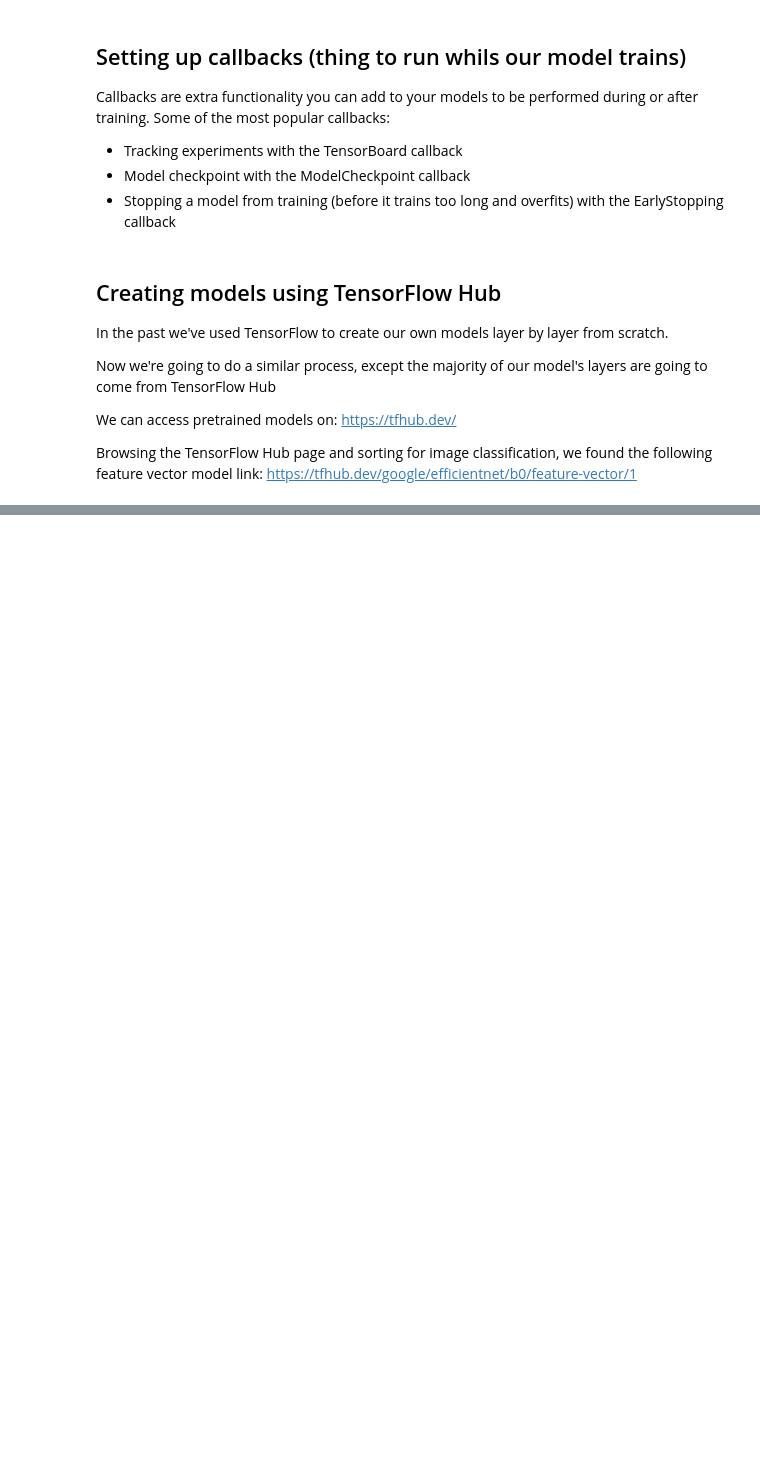
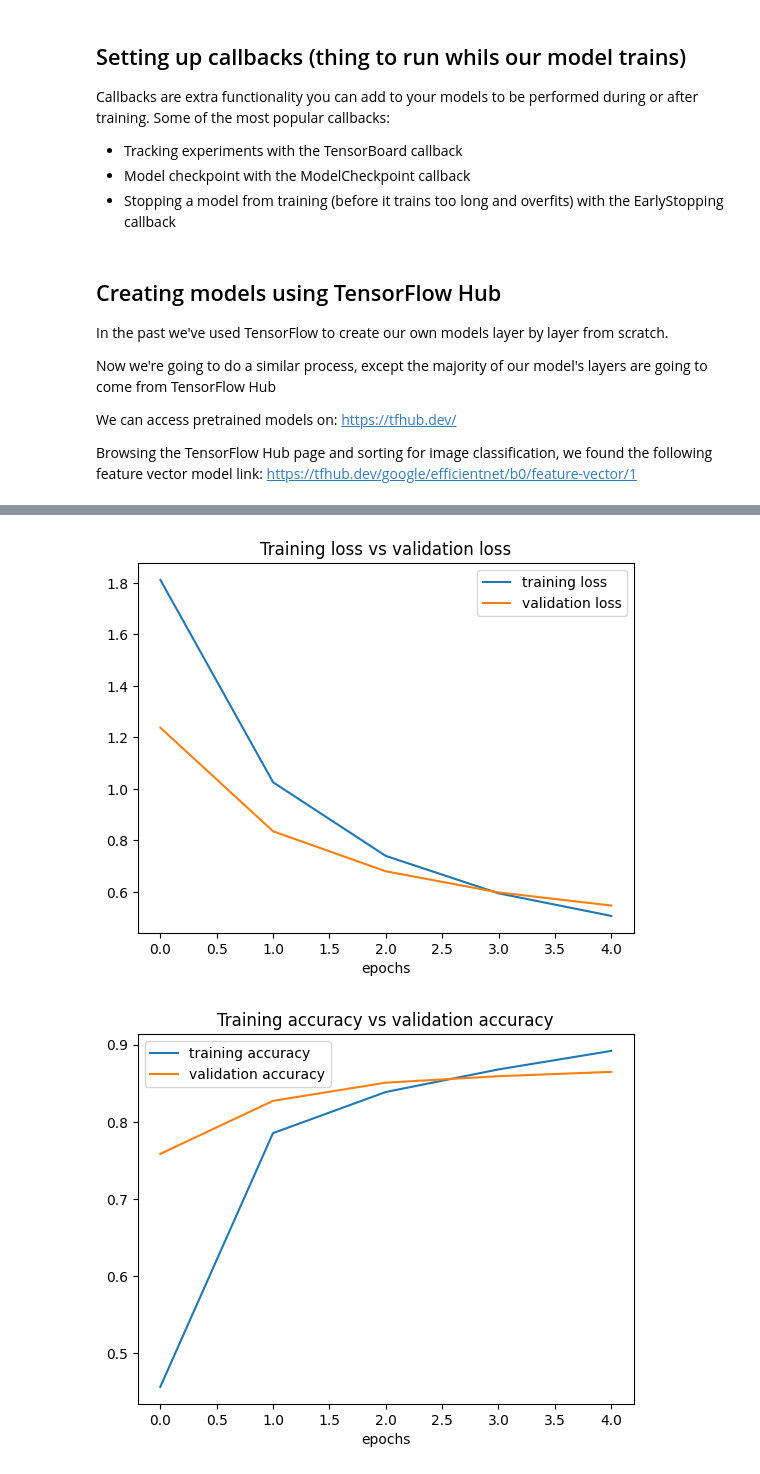
Before and after one commit to pformela/ztm-tensorflow, a Jupyter notebook: 05-transfer-learning/05_transfer_learning_in_tensorflow_part_1_feature_extraction.ipynb, the cells around one changed output, grey strips where cells are left out. Drawn from its saved outputs; the diff is of its cells as text; code cells hidden in the pictures; blank space fills up the shorter version.

```diff
--- a/05-transfer-learning/05_transfer_learning_in_tensorflow_part_1_feature_extraction.ipynb
+++ b/05-transfer-learning/05_transfer_learning_in_tensorflow_part_1_feature_extraction.ipynb
@@ -116,0 +237,13 @@ Browsing the TensorFlow Hub page and sorting for image classification, we found
+# %%
+# Create a efficient net model
+efficient_net_model = create_model(model_url=efficientnet_url,
+                                   n_classes=10)
+# %%
+# Compile efficient net model
+efficient_net_model.compile(loss=tf.keras.losses.CategoricalCrossentropy(),
+                            optimizer=tf.keras.optimizers.Adam(),
+                            metrics=["accuracy"])
+# %%
+# Create tensorboard callback
+tensorboard_callback_2 = create_tensorboard_callback("/content/tensorboard",
+                                                     "efficientnet_1")
@@ -116,0 +252,8 @@ Browsing the TensorFlow Hub page and sorting for image classification, we found
+# %%
+# Fit the model
+efficient_net_history = efficient_net_model.fit(train_data,
+                                                steps_per_epoch=len(train_data),
+                                                epochs=5,
+                                                validation_data=test_data,
+                                                validation_steps=len(test_data),
+                                                callbacks=[tensorboard_callback_2])
@@ -116,0 +291,6 @@ Browsing the TensorFlow Hub page and sorting for image classification, we found
+# %%
+# Plot loss curves
+plot_loss_curves(efficient_net_history)
+# %% [output]
+[figure, added]
+[figure, added]
```
Also changed, not shown: parts of 28 cells of this notebook.
